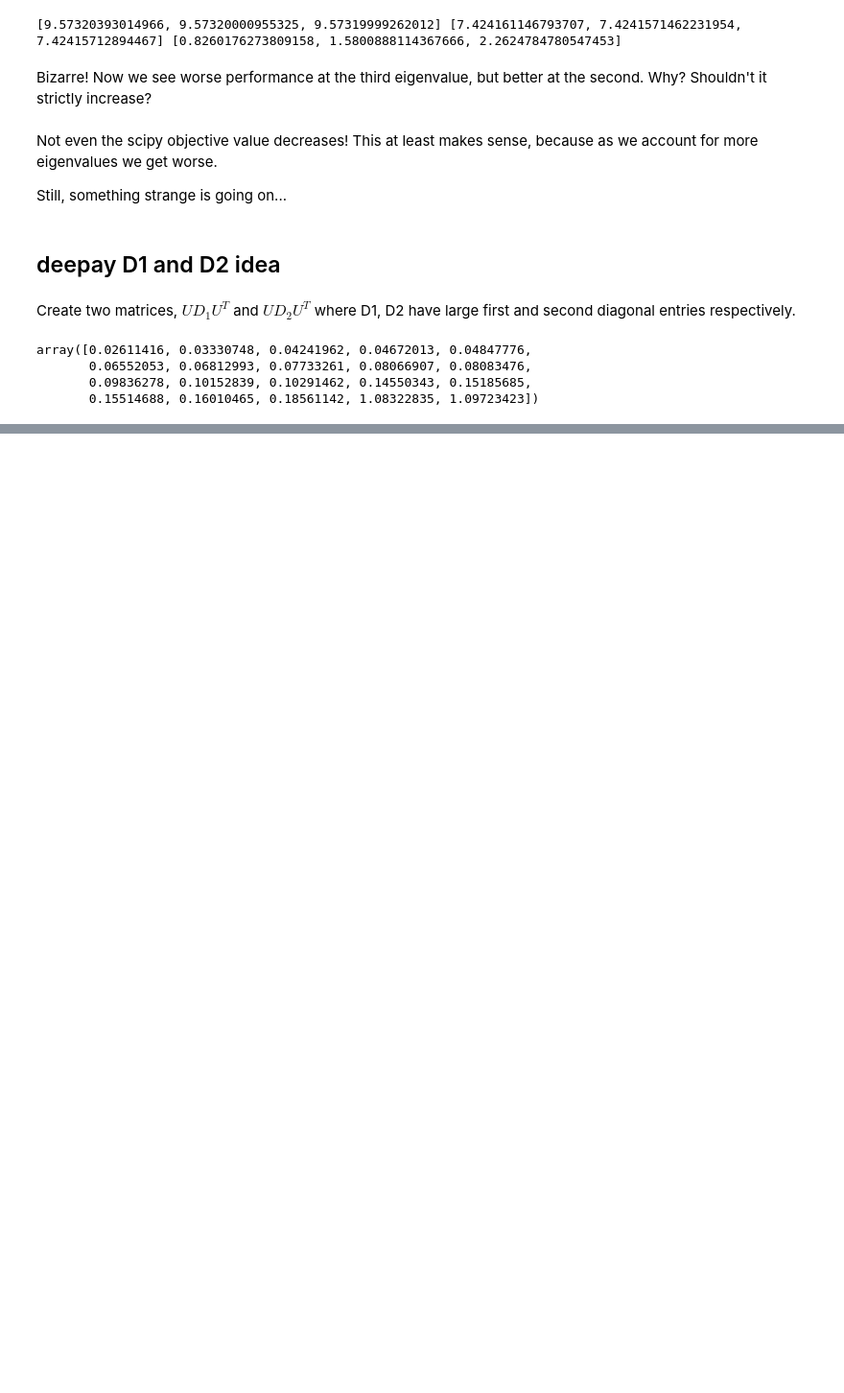
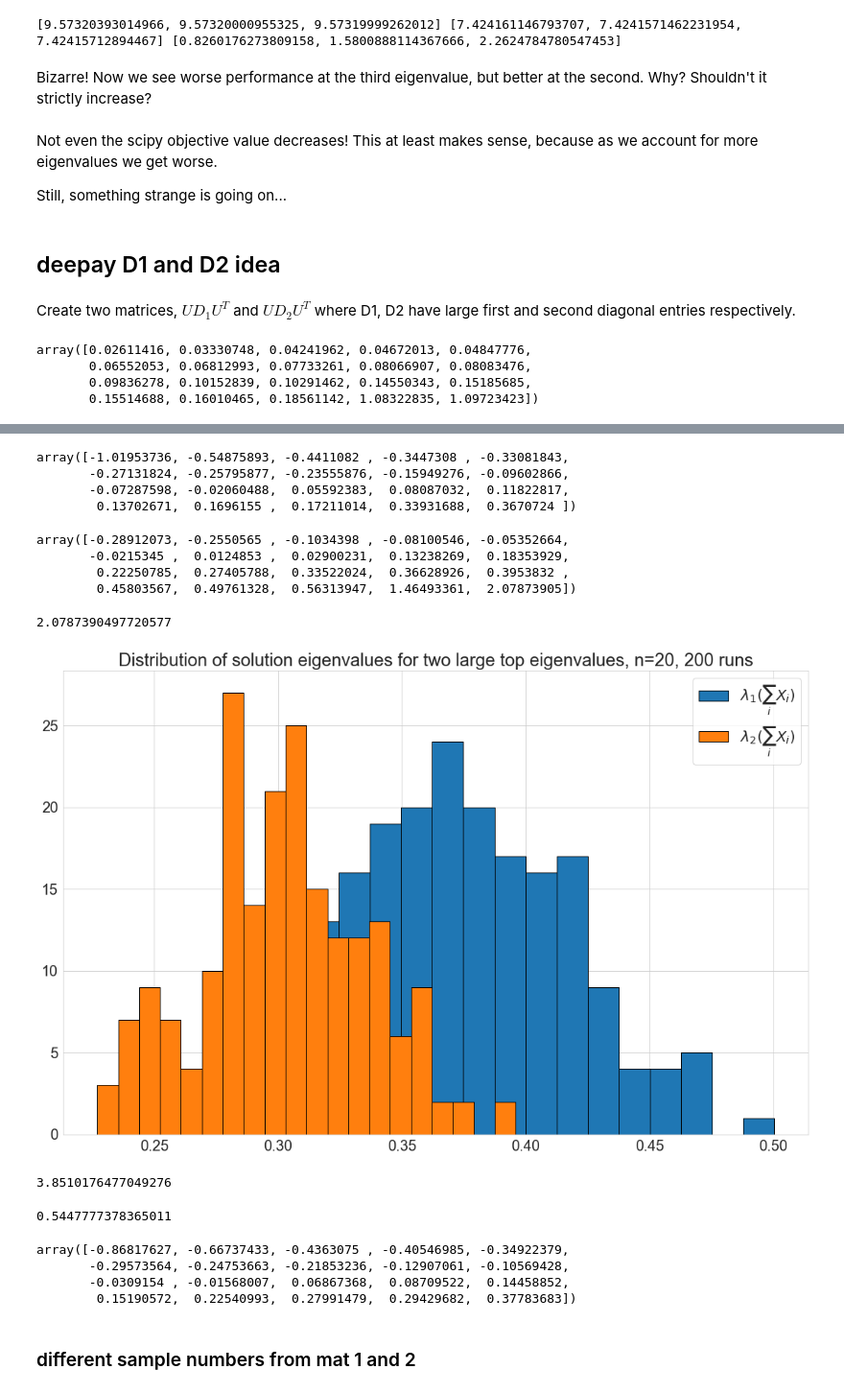
Before and after one commit to akhiljalan/cellag-misc, a Jupyter notebook: media-4-eigenmatching-synthetic-data.ipynb, the cells around one changed output, grey strips where cells are left out. Shown at 96% size. Saved outputs shown, nothing was run; the diff lists cells and outputs as text; code cells hidden in the pictures; blank space fills up the shorter version.

```diff
--- a/media-4-eigenmatching-synthetic-data.ipynb
+++ b/media-4-eigenmatching-synthetic-data.ipynb
@@ -451,6 +451,7 @@ def true_obj(mat_soln, delta):
     return out
 # %%
 max_obj_index = 0
+num_eigs_included = sample_mats[0].shape[0]
 
 def objective(eta_arr):
     eigs = scipy.linalg.eigh(matrix_lin_combo(eta_arr, sample_mats), eigvals_only=True)
@@ -714,0 +751,72 @@ sample_mats = sample_mats_1 + sample_mats_2
+# %%
+scipy.linalg.eigh(mat_soln, eigvals_only=True)
+# %% [output]
+array([-1.01953736, -0.54875893, -0.4411082 , -0.3447308 , -0.33081843,
+       -0.27131824, -0.25795877, -0.23555876, -0.15949276, -0.09602866,
+       -0.07287598, -0.02060488,  0.05592383,  0.08087032,  0.11822817,
+        0.13702671,  0.1696155 ,  0.17211014,  0.33931688,  0.3670724 ])
+# %%
+scipy.linalg.eigh(mat - mat_soln, eigvals_only=True)
+# %% [output]
+array([-0.28912073, -0.2550565 , -0.1034398 , -0.08100546, -0.05352664,
+       -0.0215345 ,  0.0124853 ,  0.02900231,  0.13238269,  0.18353929,
+        0.22250785,  0.27405788,  0.33522024,  0.36628926,  0.3953832 ,
+        0.45803567,  0.49761328,  0.56313947,  1.46493361,  2.07873905])
+# %%
+np.linalg.norm(mat_soln - mat, ord=2)
+# %% [output]
+2.0787390497720577
+# %%
+first_eigs = []
+second_eigs = []
+
+for _ in range(200):
+    sample_mats_1 = generate_sample_mats_from_mat(mat1, 5)
+    sample_mats_2 = generate_sample_mats_from_mat(mat2, 5)
+    sample_mats = sample_mats_1 + sample_mats_2
+    num_eigs_included = n
+
+    delta = 0.01
+
+    result = scipy.optimize.minimize(
+        fun=objective,
+        x0=eta_init,
+        method='SLSQP',
+        jac=derivative,
+        bounds=[(0, 1) for _ in range(len(sample_mats))],
+        constraints={'type': 'eq', 'fun': simplex_constraint},
+        options={
+            'maxiter': 10000,
+            'disp': False
+        }
+    )
+    mat_soln = matrix_lin_combo(result['x'], sample_mats)
+    eigs = scipy.linalg.eigh(mat_soln, eigvals_only=True)
+    first_eigs.append(eigs[-1])
+    second_eigs.append(eigs[-2])
+# %%
+plt.hist(first_eigs, bins=20, ec='black', label='$\lambda_1(\sum_i X_i)$');
+plt.hist(second_eigs, bins=20, ec='black', label='$\lambda_2(\sum_i X_i)$');
+plt.legend();
+plt.title('Distribution of solution eigenvalues for two large top eigenvalues, n=20, 200 runs');
+plt.tight_layout();
+plt.savefig('figs/eig_dist_two_large_eigs.png', dpi=300);
+# %% [output]
+[figure, added]
+# %%
+np.trace(mat)
+# %% [output]
+3.8510176477049276
+# %%
+sum(result['x'][5:])
+# %% [output]
+0.5447777378365011
+# %%
+eigs
+# %% [output]
+array([-0.86817627, -0.66737433, -0.4363075 , -0.40546985, -0.34922379,
+       -0.29573564, -0.24753663, -0.21853236, -0.12907061, -0.10569428,
+       -0.0309154 , -0.01568007,  0.06867368,  0.08709522,  0.14458852,
+        0.15190572,  0.22540993,  0.27991479,  0.29429682,  0.37783683])
+# %% [markdown]
+### different sample numbers from mat 1 and 2
```
Also changed, not shown: parts of 74 cells of this notebook, 5 other files.
